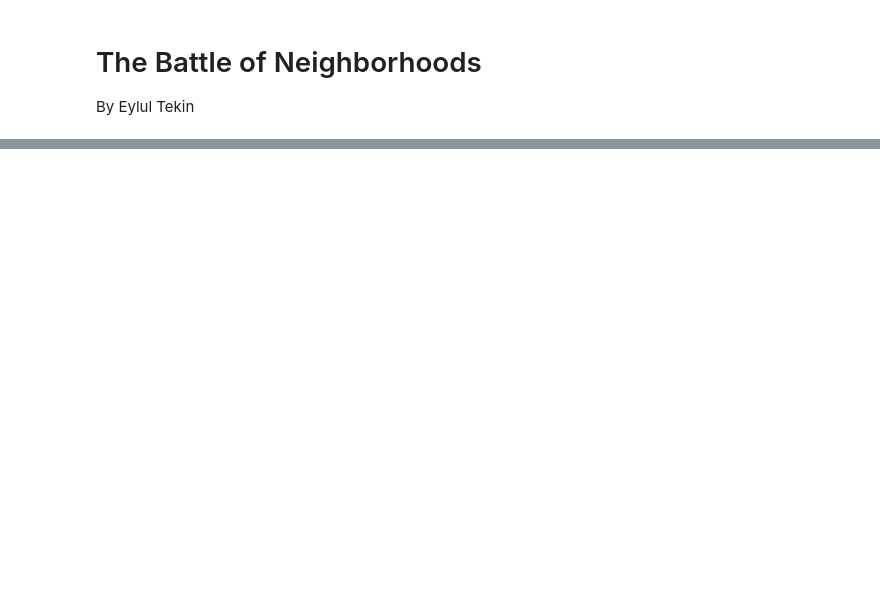
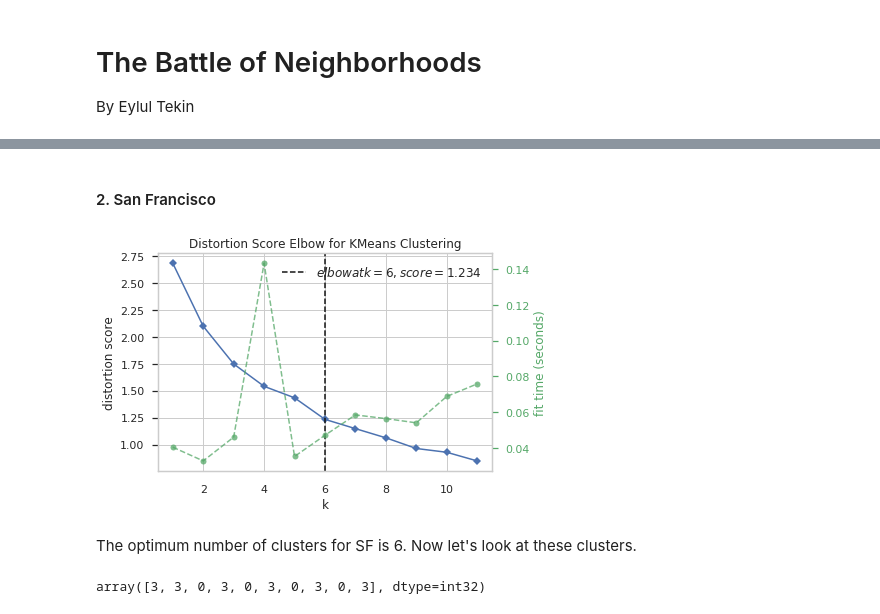
Before and after one commit to eetekin/Coursera_Capstone, a Jupyter notebook: 4-1-Battle-of-Neighborhoods-Assignment.ipynb, the cells around one changed output, grey strips where cells are left out. Cells and saved outputs as stored; diff of their text form; code cells hidden in the pictures; blank space fills up the shorter version.

```diff
--- a/4-1-Battle-of-Neighborhoods-Assignment.ipynb
+++ b/4-1-Battle-of-Neighborhoods-Assignment.ipynb
@@ -42,0 +373,5 @@ Then using neighborhood and location data, I will get the services of Foursquare
+# %%
+#create new empty columns for latitude and longitude
+SF_neig["Latitude"] = ""
+SF_neig["Longitude"] = ""
+SF_neig["Location"] = ""
@@ -42,0 +404,6 @@ Then using neighborhood and location data, I will get the services of Foursquare
+# %%
+#ensure that each row includes San Francisco within its location
+SF_neig = SF_neig[SF_neig["Location"].str.contains('San Francisco')]
+SF_neig.reset_index(drop=True, inplace = True)
+SF_neig.drop('Location', axis  = 1, inplace = True)
+#SF_neig.head()
@@ -42,0 +415,3 @@ Then using neighborhood and location data, I will get the services of Foursquare
+# %%
+#Let's create San Francisco dataframe using Foursquare API
+SF_venues = getNearbyVenues(names=SF_neig['Neighborhood'], latitudes=SF_neig['Latitude'], longitudes=SF_neig['Longitude'])
@@ -42,0 +917,19 @@ Then using neighborhood and location data, I will get the services of Foursquare
+# %% [markdown]
+#### 2. San Francisco
+# %%
+#The elbow method
+SF_grouped_clustering = SF_grouped.drop('Neighborhood', 1)
+SF_model = KMeans(random_state=1)
+plt.figure(figsize=(6,4))
+visualizer = KElbowVisualizer(SF_model, k=(1,12)).fit(SF_grouped_clustering).show() # Fit the data to the visualizer
+# %% [output]
+[figure, added]
+# %% [markdown]
+The optimum number of clusters for SF is 6. Now let's look at these clusters.
+# %%
+#Conduct the cluster analysis using the optimum number
+kclusters = 6 # set number of clusters
+SF_kmeans = KMeans(n_clusters=kclusters, random_state=1).fit(SF_grouped_clustering) # run k-means clustering
+SF_kmeans.labels_[0:10] # check cluster labels generated for each row in the dataframe
+# %% [output]
+array([3, 3, 0, 3, 0, 3, 0, 3, 0, 3], dtype=int32)
```
Also changed, not shown: parts of 124 cells of this notebook.
